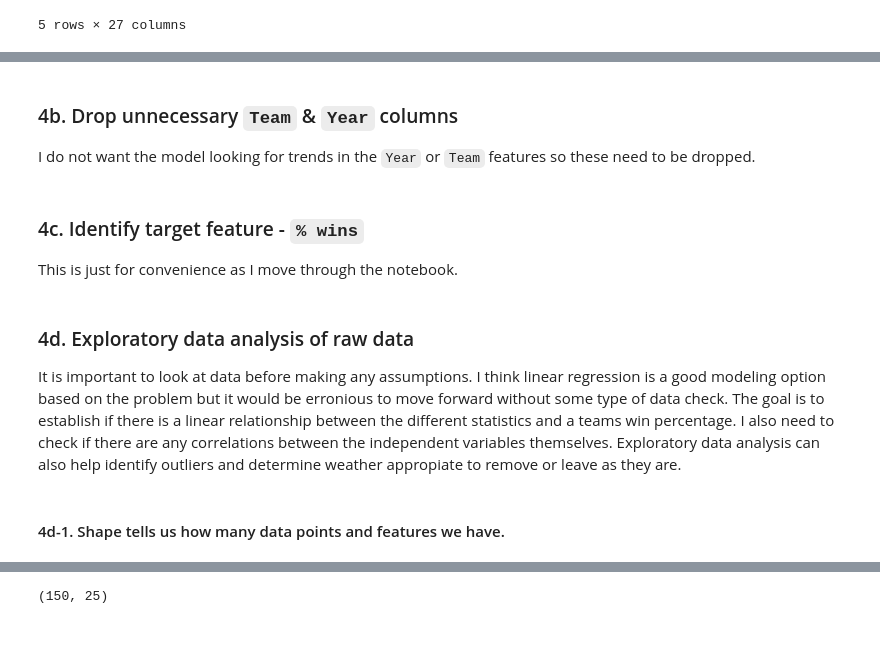
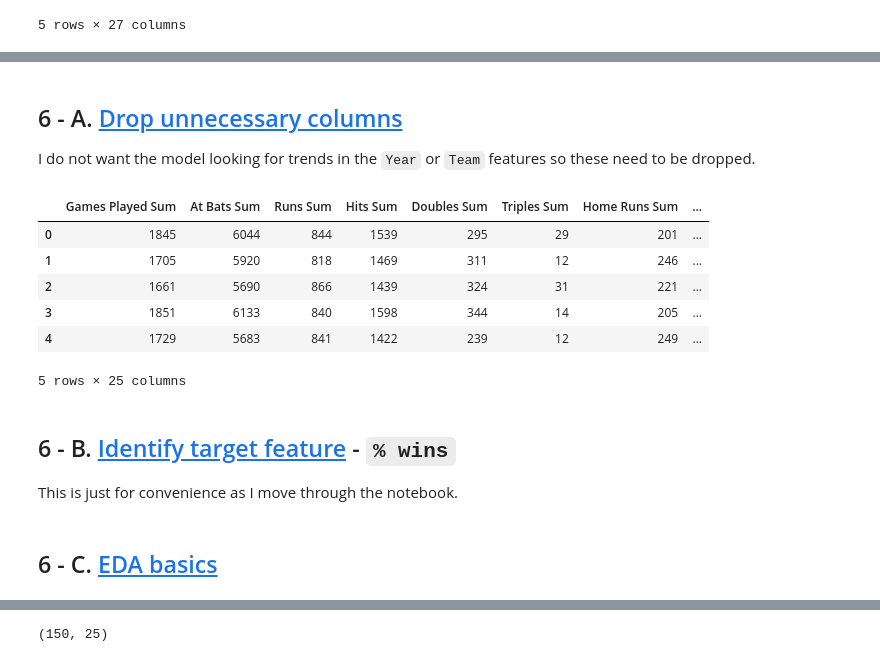
Before and after one commit to AgathaZareth/Capstone_Project, a Jupyter notebook: notebooks/Modeling.ipynb, the cells around one changed output, grey strips where cells are left out. Drawn from its saved outputs; the diff is of its cells as text; code cells hidden in the pictures; blank space fills up the shorter version.

Commit message:
Table of contents added through LR Modeling

```diff
--- a/notebooks/Modeling.ipynb
+++ b/notebooks/Modeling.ipynb
@@ -1136,15 +1204,24 @@ whole.head()
 # %% [markdown]
-### 4b. Drop unnecessary `Team` & `Year` columns
+<a id='EDA_raw_drop'></a>
+## 6 - A. [Drop unnecessary columns](#Table_of_Contents)
 I do not want the model looking for trends in the `Year` or `Team` features so these need to be dropped.
 # %%
 df = whole.drop(['Team', 'Year'], axis=1)
+df.head()
+# %% [output]
+|  | Games Played Sum | At Bats Sum | Runs Sum | Hits Sum | Doubles Sum | Triples Sum | Home Runs Sum | ... |
+| 0 | 1845 | 6044 | 844 | 1539 | 295 | 29 | 201 | ... |
+| 1 | 1705 | 5920 | 818 | 1469 | 311 | 12 | 246 | ... |
+| 2 | 1661 | 5690 | 866 | 1439 | 324 | 31 | 221 | ... |
+| 3 | 1851 | 6133 | 840 | 1598 | 344 | 14 | 205 | ... |
+| 4 | 1729 | 5683 | 841 | 1422 | 239 | 12 | 249 | ... |
+5 rows × 25 columns
 # %% [markdown]
-### 4c. Identify target feature -  `% wins`
+<a id='EDA_raw_target'></a>
+## 6 - B.  [Identify target feature](#Table_of_Contents) -  `% wins`
 This is just for convenience as I move through the notebook.
 # %%
 target = '% wins'
-# %% [markdown]
-### 4d. Exploratory data analysis of raw data
-It is important to look at data before making any assumptions. I think linear regression is a good modeling option based on the problem but it would be erronious to move forward without some type of data check. The goal is to establish if there is a linear relationship between the different statistics and a teams win percentage. I also need to check if there are any correlations between the independent variables themselves. Exploratory data analysis can also help identify outliers and determine weather appropiate to remove or leave as they are.
-# %% [markdown]
-#### 4d-1. Shape tells us how many data points and features we have.
+# %% [markdown]
+<a id='EDA_raw_basics'></a>
+## 6 - C. [EDA basics](#Table_of_Contents)
```
Also changed, not shown: parts of 109 cells of this notebook.
